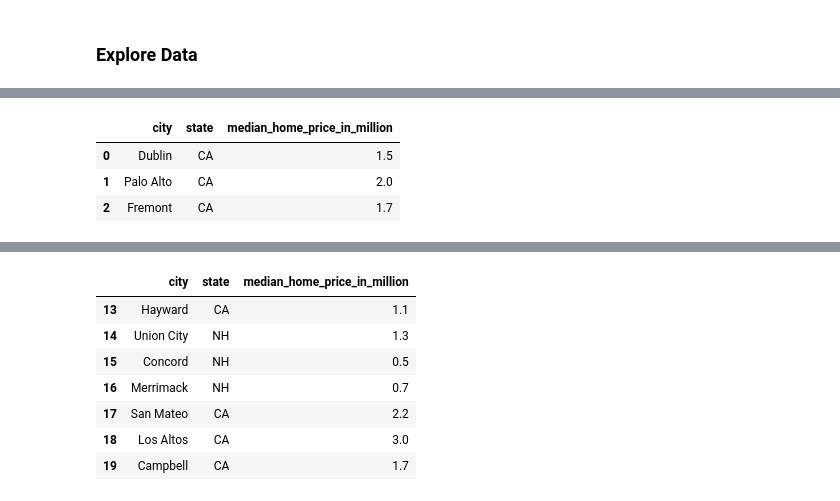
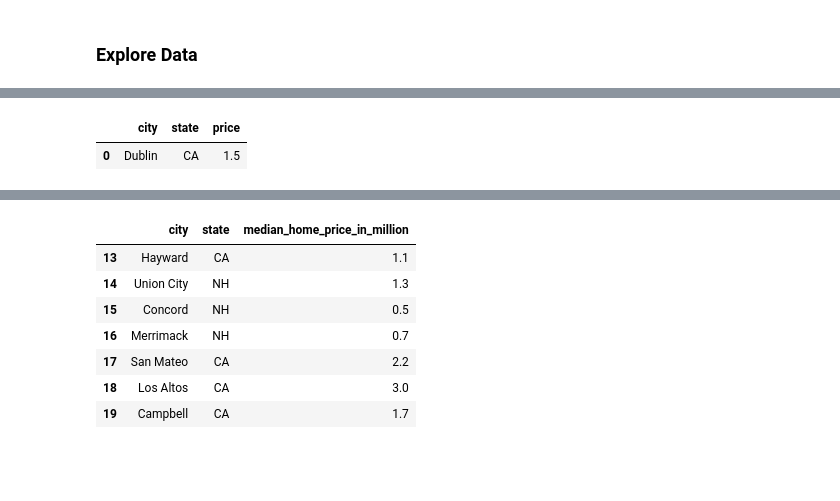
Before and after one commit to kannans100/sansa, a Jupyter notebook: Session_10/pandas_examples.ipynb, the cells around one changed output, grey strips where cells are left out. Cells and saved outputs as stored; diff of their text form; code cells hidden in the pictures; blank space fills up the shorter version.

```diff
--- a/Session_10/pandas_examples.ipynb
+++ b/Session_10/pandas_examples.ipynb
@@ -162,10 +118,8 @@ data.head()
 # %%
-data.head(3)
+data.head(1)
 # %% [output]
-|  | city | state | median_home_price_in_million |
+|  | city | state | price |
 | 0 | Dublin | CA | 1.5 |
-| 1 | Palo Alto | CA | 2.0 |
-| 2 | Fremont | CA | 1.7 |
 # %%
 data.tail()
 # %% [output]
```
Also changed, not shown: parts of 33 cells of this notebook, 2 other files.
